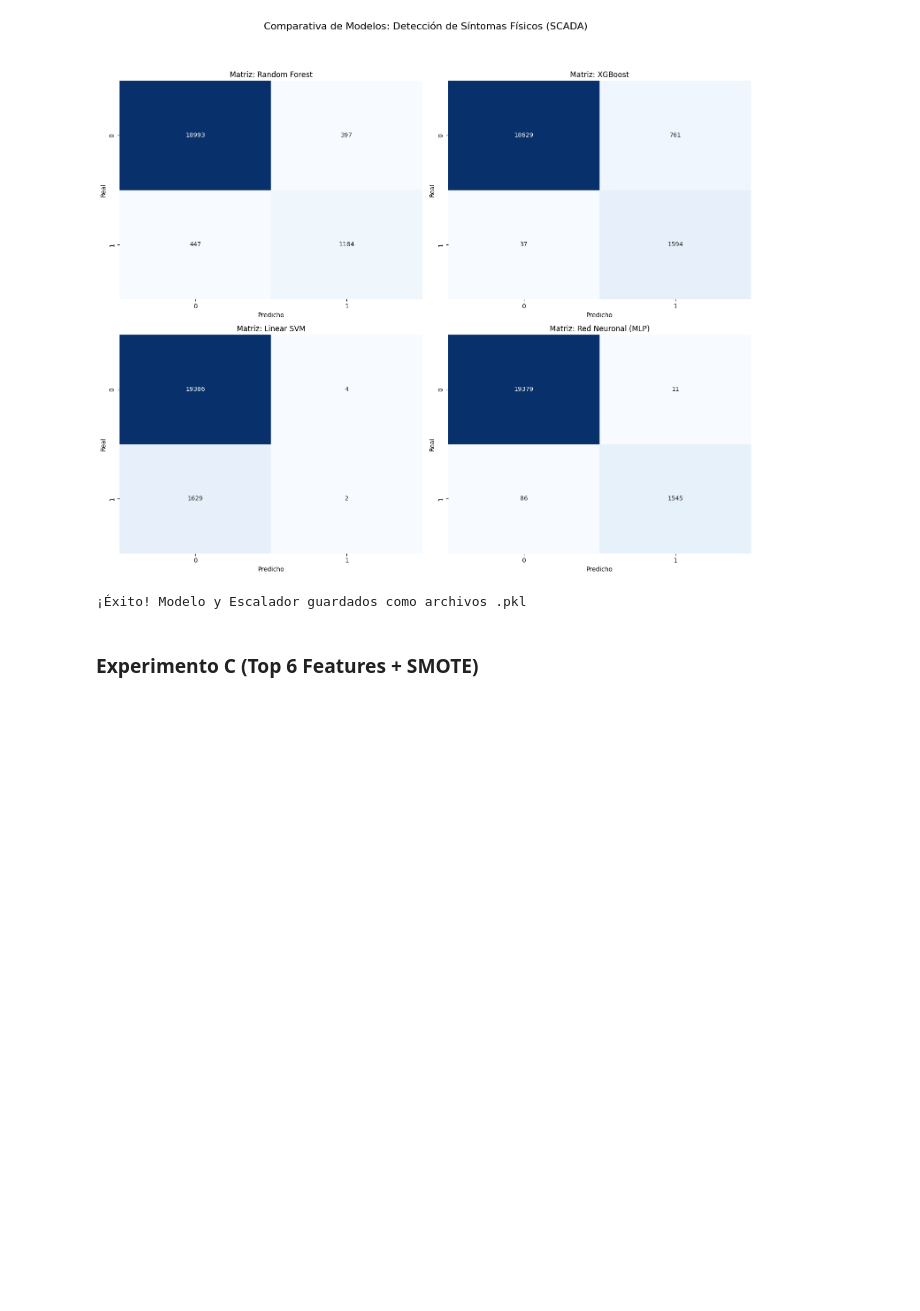
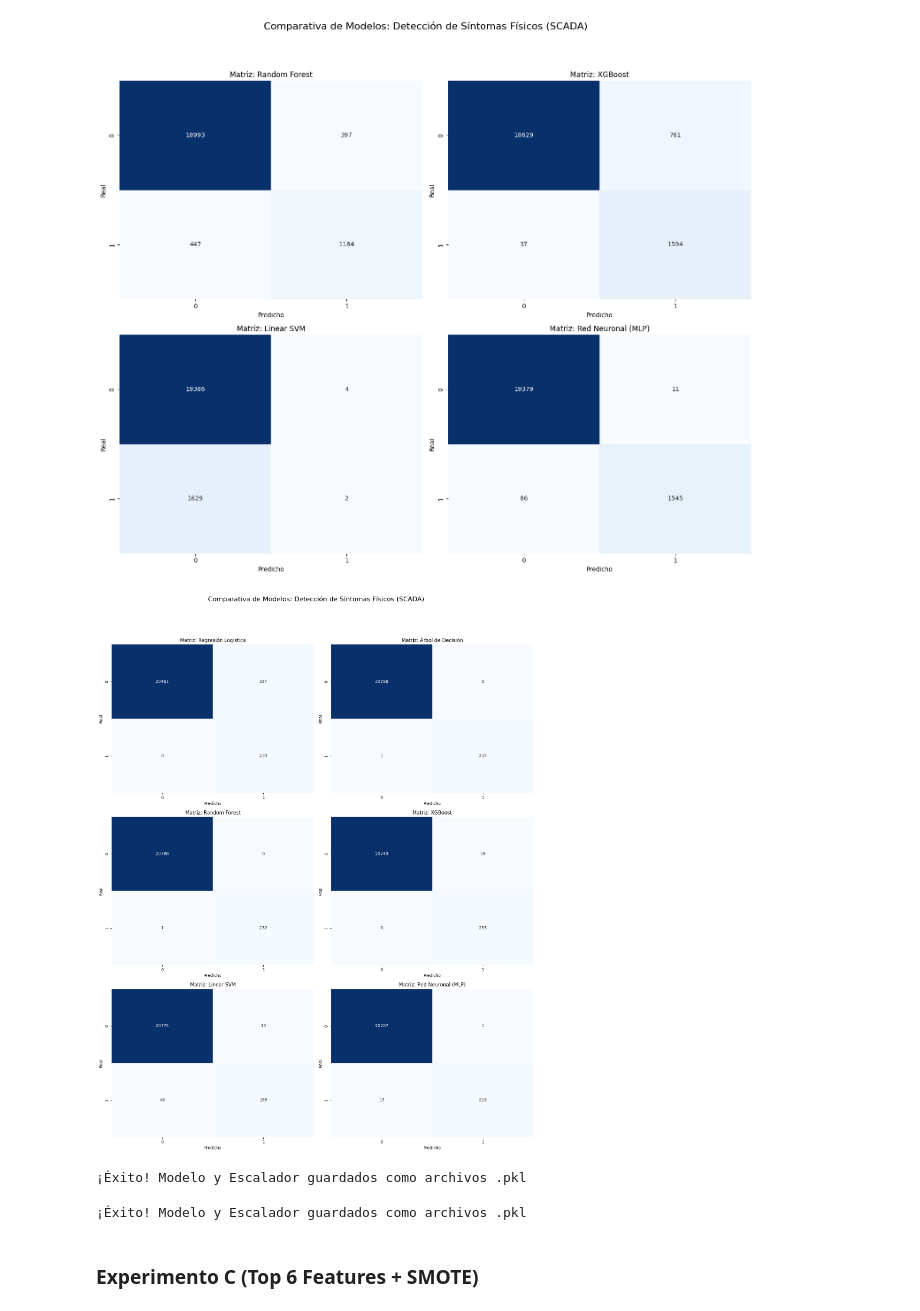
Before and after one commit to BryanInche/27.tfm_enagas_ia, a Jupyter notebook: notebooks/04_Modelado_Supervisado.ipynb, the cells around one changed output. Saved outputs shown, nothing was run; the diff lists cells and outputs as text; code cells hidden in the pictures; blank space fills up the shorter version.

```diff
--- a/notebooks/04_Modelado_Supervisado.ipynb
+++ b/notebooks/04_Modelado_Supervisado.ipynb
@@ -721,6 +736,7 @@ from sklearn.preprocessing import StandardScaler
 
 
 #  Definir solo el Top según Feature Importance ---
+"""
 features_top = [
     'caudal_nominal_A_lag1',
     'caudal_nominal_A',
@@ -728,6 +744,20 @@ features_top = [
     'presion_in_A',
     'caudal_nominal_A_lag3',
     'presion_in_A_lag1'
+]
+"""
+# 11 mejores variables segun feauture importance de RF
+features_top = [
+    'delta_presion_temp',
+    'delta_presion_temp_lag1',
+    'delta_presion_temp_lag2',
+    'caudal_nominal_A_lag1',
+    'inestabilidad_z',
+    'caudal_nominal_A_lag2',
+    'caudal_nominal_A_lag3',
+    'caudal_nominal_A',
+    'presion_in_A',
+    'inestabilidad_z_lag1'
 ]
 
 #X_top = df_supervisado[features_top]
@@ -750,6 +780,10 @@ print("\n" + "="*50)
 print("INICIO DE COMPETENCIA DE MODELOS (TARGET: SCADA)")
 print("="*50)
 
+# Regresion Logistica y arbol de decision
+model_lr, pred_lr   = entrenar_lr(X_train_scaled, X_test_scaled, y_train, y_test)
+model_dt, pred_dt   = entrenar_dt(X_train_scaled, X_test_scaled, y_train, y_test)
+
 # Random Forest y XGBoost pueden usar los datos escalados sin problemas
 model_rf, pred_rf = entrenar_rf(X_train_scaled, X_test_scaled, y_train, y_test, "RANDOM FOREST")
 model_xgb, pred_xgb = entrenar_xgboost(X_train_scaled, X_test_scaled, y_train, y_test)
@@ -809,6 +843,42 @@ plt.tight_layout()
 plt.show()
 # %% [output]
 [figure]
+# %%
+# --- Visualización de la Competencia ---
+import seaborn as sns
+from sklearn.metrics import confusion_matrix
+import matplotlib.pyplot as plt
+
+# 1. Definición de la Función
+def plot_confusion_en_eje(y_real, y_pred, titulo, ax_obj):
+    """
+    Dibuja la matriz de confusión en un eje específico del subplot.
+    """
+    cm = confusion_matrix(y_real, y_pred)
+    sns.heatmap(cm, annot=True, fmt='d', cmap='Blues', ax=ax_obj, cbar=False)
+    ax_obj.set_title(f'Matriz: {titulo}')
+    ax_obj.set_ylabel('Real')
+    ax_obj.set_xlabel('Predicho')
+
+# 2. Visualización de la Competencia
+# --- Visualización de la Competencia (Target: SCADA) ---
+fig, ax = plt.subplots(3, 2, figsize=(15, 18))# Cambiado a 4 columnas
+
+# APLANAMOS el array para acceder como ax_flat[0], [1], [2], [3]
+ax_flat = ax.flatten()
+
+plot_confusion_en_eje(y_test, pred_lr, "Regresión Logística", ax_flat[0])
+plot_confusion_en_eje(y_test, pred_dt, "Árbol de Decisión", ax_flat[1])
+plot_confusion_en_eje(y_test, pred_rf, "Random Forest", ax_flat[2])
+plot_confusion_en_eje(y_test, pred_xgb, "XGBoost", ax_flat[3])
+plot_confusion_en_eje(y_test, pred_svm, "Linear SVM", ax_flat[4])
+plot_confusion_en_eje(y_test, pred_nn, "Red Neuronal (MLP)", ax_flat[5])
+
+plt.suptitle('Comparativa de Modelos: Detección de Síntomas Físicos (SCADA)', fontsize=16, y=1.05)
+plt.tight_layout()
+plt.show()
+# %% [output]
+[figure, added]
 # %%
 import joblib
 
@@ -821,6 +891,18 @@ joblib.dump(scaler, 'escalador_standard_enagas.pkl')
 print("¡Éxito! Modelo y Escalador guardados como archivos .pkl")
 # %% [output]
 ¡Éxito! Modelo y Escalador guardados como archivos .pkl
+# %%
+import joblib
+
+# Guardamos el modelo ganador (MLP)
+joblib.dump(model_rf, 'mejor_modelo_rf_enagas_newvar.pkl')
+
+# Guardamos el escalador (VITAL para que los datos nuevos se midan igual)
+joblib.dump(scaler, 'escalador_standard_enagas_newvar.pkl')
+
+print("¡Éxito! Modelo y Escalador guardados como archivos .pkl")
+# %% [output]
+¡Éxito! Modelo y Escalador guardados como archivos .pkl
 # %% [markdown]
 ### Experimento C (Top 6 Features + SMOTE)
 # %%
```
Also changed, not shown: parts of 41 cells of this notebook, 3 other files.
